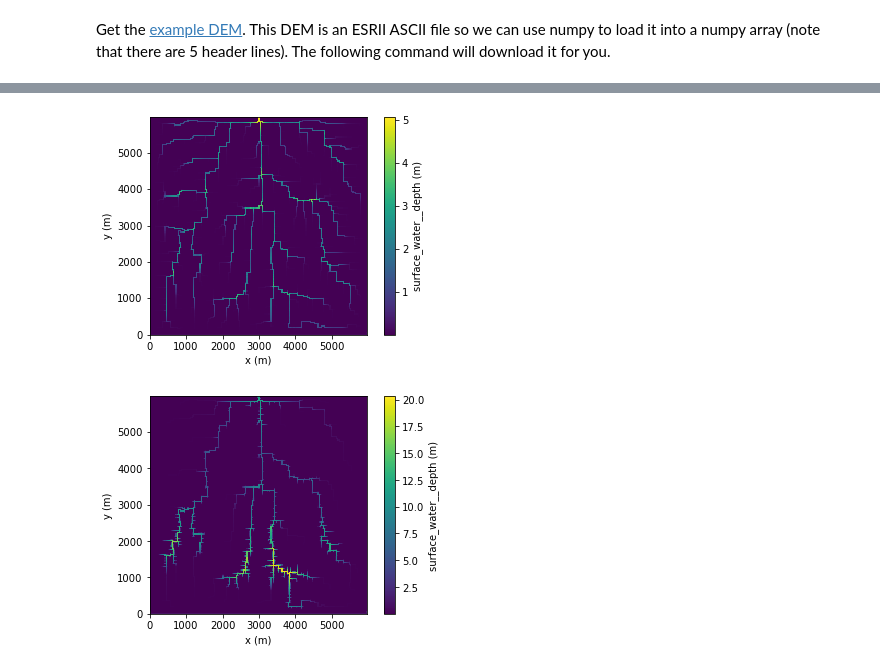
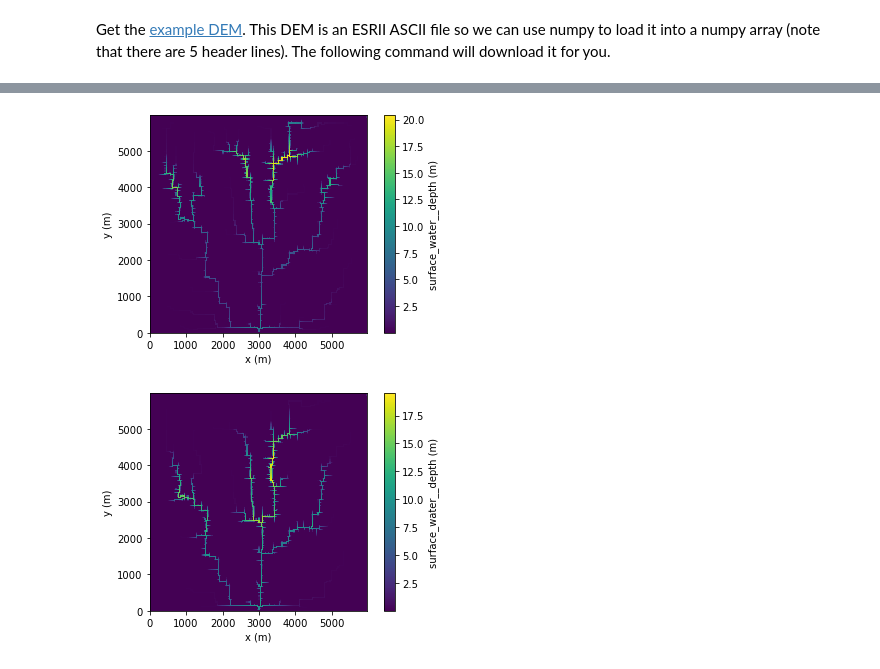
Before and after one commit to csdms/sedhyd-2019, a Jupyter notebook: notebooks/overland_flow.ipynb, the cells around one changed output, grey strips where cells are left out. Saved outputs shown, nothing was run; the diff lists cells and outputs as text; code cells hidden in the pictures.

```diff
--- a/notebooks/overland_flow.ipynb
+++ b/notebooks/overland_flow.ipynb
@@ -22,7 +25,7 @@ path_to_dem, _ = urllib.request.urlretrieve(
     "https://raw.githubusercontent.com/landlab/tutorials/release/overland_flow/Square_TestBasin.asc"
 )
 # %%
-z = np.loadtxt(path_to_dem, skiprows=5)
+z = np.flipud(np.loadtxt(path_to_dem, skiprows=5))
 n_rows, n_cols = z.shape
 spacing = 30.0  # The spacing of the DEM is 30 m
 # %%
@@ -59,0 +63,7 @@ overland_flow.quick_plot("topographic__elevation")
+# %%
+h_everywhere = []
+for _ in range(10):
+    overland_flow.update()
+    h_everywhere.append(overland_flow.get_value("surface_water__depth"))
+
+overland_flow.quick_plot("surface_water__depth")
@@ -60,6 +72,11 @@ overland_flow.quick_plot("topographic__elevation")
+# %%
+water_depth = overland_flow.get_value("surface_water__depth").reshape(z.shape)
+water_depth[-50:, :] = 10.0 * h_init
+overland_flow.set_value("surface_water__depth", water_depth)
 # %%
 for _ in range(10):
     overland_flow.update()
+    h_everywhere.append(overland_flow.get_value("surface_water__depth"))
 overland_flow.quick_plot("surface_water__depth")
 # %% [output]
-[figure, old version]
+[figure, new version]
@@ -70,6 +83,7 @@ overland_flow.set_value("surface_water__depth", water_depth)
 # %%
 for _ in range(10):
     overland_flow.update()
+    h_everywhere.append(overland_flow.get_value("surface_water__depth"))
 overland_flow.quick_plot("surface_water__depth")
 # %% [output]
-[figure, old version]
+[figure, new version]
```
Also changed, not shown: parts of 7 cells of this notebook.
